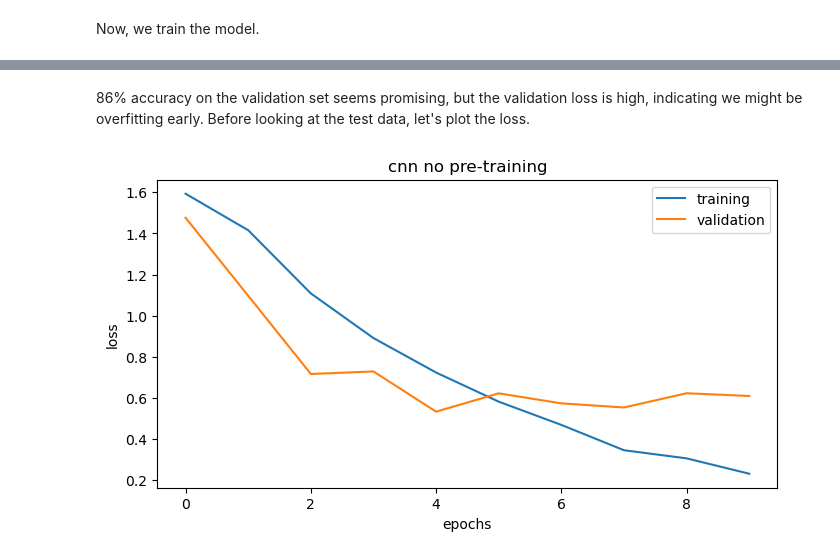
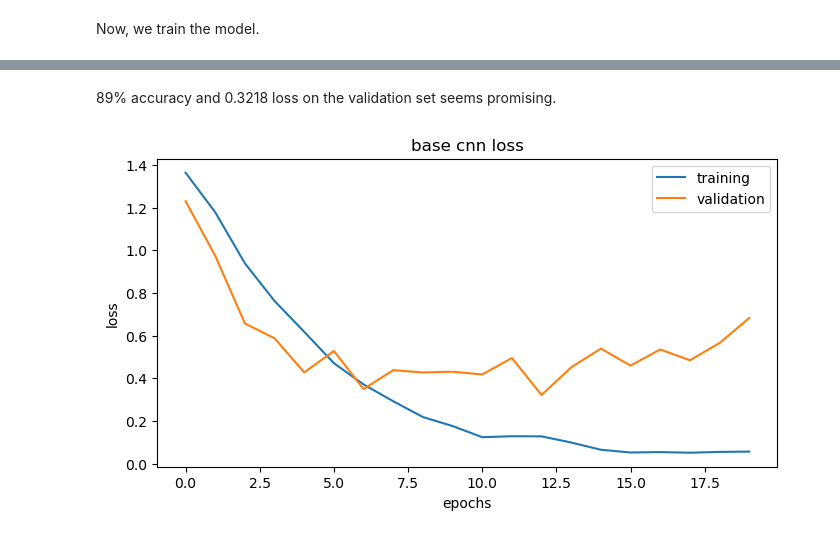
Before and after one commit to ashbyj/YogaPoseClasifier, a Jupyter notebook: notebooks/02-modeling.ipynb, the cells around one changed output, grey strips where cells are left out. Saved outputs shown, nothing was run; the diff lists cells and outputs as text; code cells hidden in the pictures.

```diff
--- a/notebooks/02-modeling.ipynb
+++ b/notebooks/02-modeling.ipynb
@@ -61,7 +65,7 @@ val_datagen = ImageDataGenerator(rescale=1./255)
 val_generator = val_datagen.flow_from_directory(
     val_dir,
     target_size=img_size,
-    batch_size=50,
+    batch_size=batch_size,
     class_mode='categorical'
 )
 # %% [output]
@@ -84,7 +88,7 @@ model = Sequential([
     Flatten(),
     Dense(256, activation='relu'),
     Dropout(0.5),
-    Dense(5, activation='softmax')
+    Dense(4, activation='softmax')
 ])
 
 model.compile(optimizer='adam',
@@ -101,7 +97,7 @@ model.compile(optimizer='adam',
 # %% [markdown]
 Now, we train the model.
 # %%
-epochs=10
+epochs=20
 history = model.fit(
     train_generator,
     epochs=epochs,
@@ -141,14 +126,14 @@ Epoch 10/10
 # %% [markdown]
-86% accuracy on the validation set seems promising, but the validation loss is high, indicating we might be overfitting early.  Before looking at the test data, let's plot the loss.
+89% accuracy and 0.3218 loss on the validation set seems promising.
 # %%
 plt.figure(figsize=(8, 4))
 plt.plot(history.history['loss'], label='training')
 plt.plot(history.history['val_loss'], label='validation')
 
-plt.title('cnn no pre-training')
+plt.title('base cnn loss')
 plt.xlabel('epochs')
 plt.ylabel('loss')
 plt.legend()
 plt.show()
 # %% [output]
-[figure, old version]
+[figure, new version]
```
Also changed, not shown: parts of 26 cells of this notebook, 6 other files.
